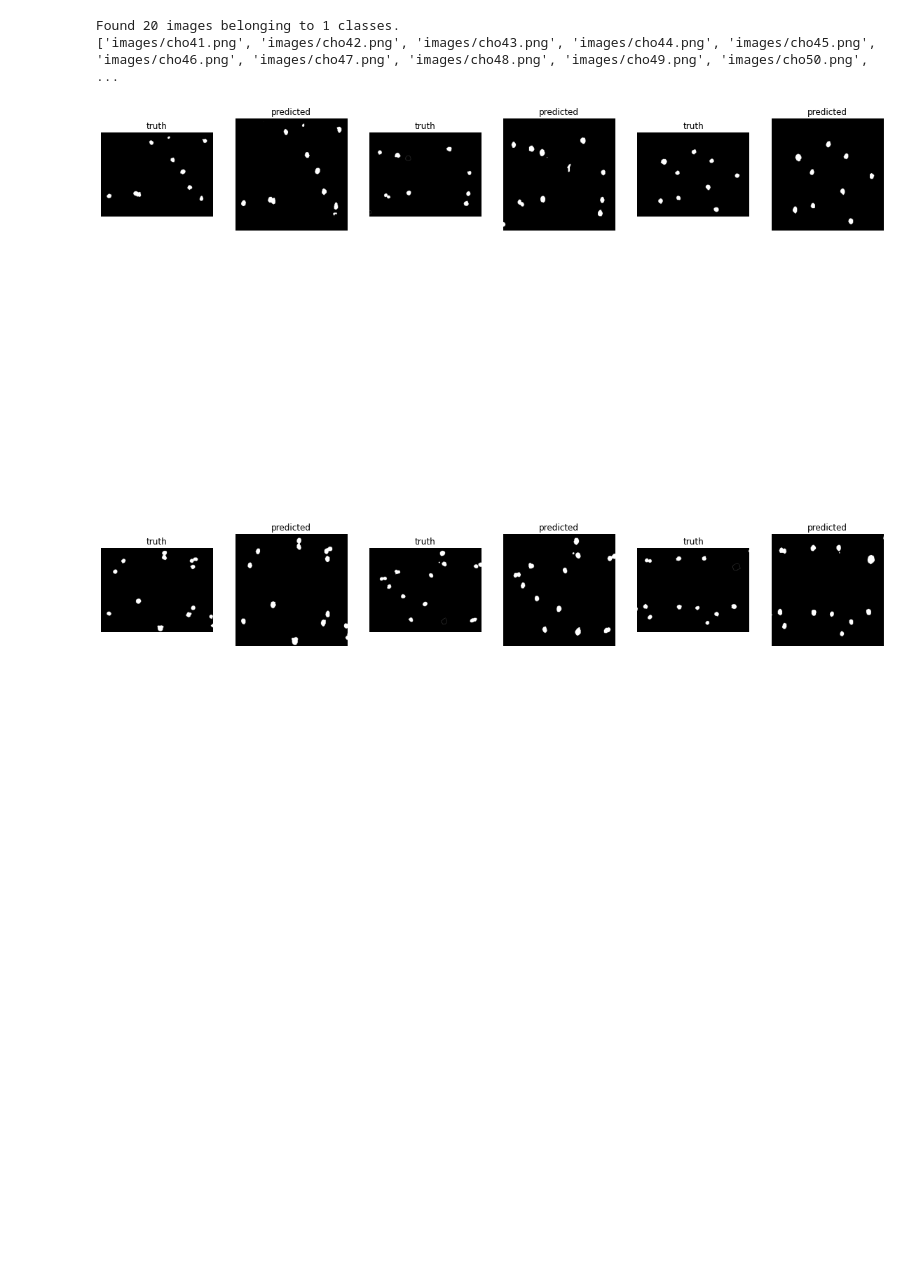
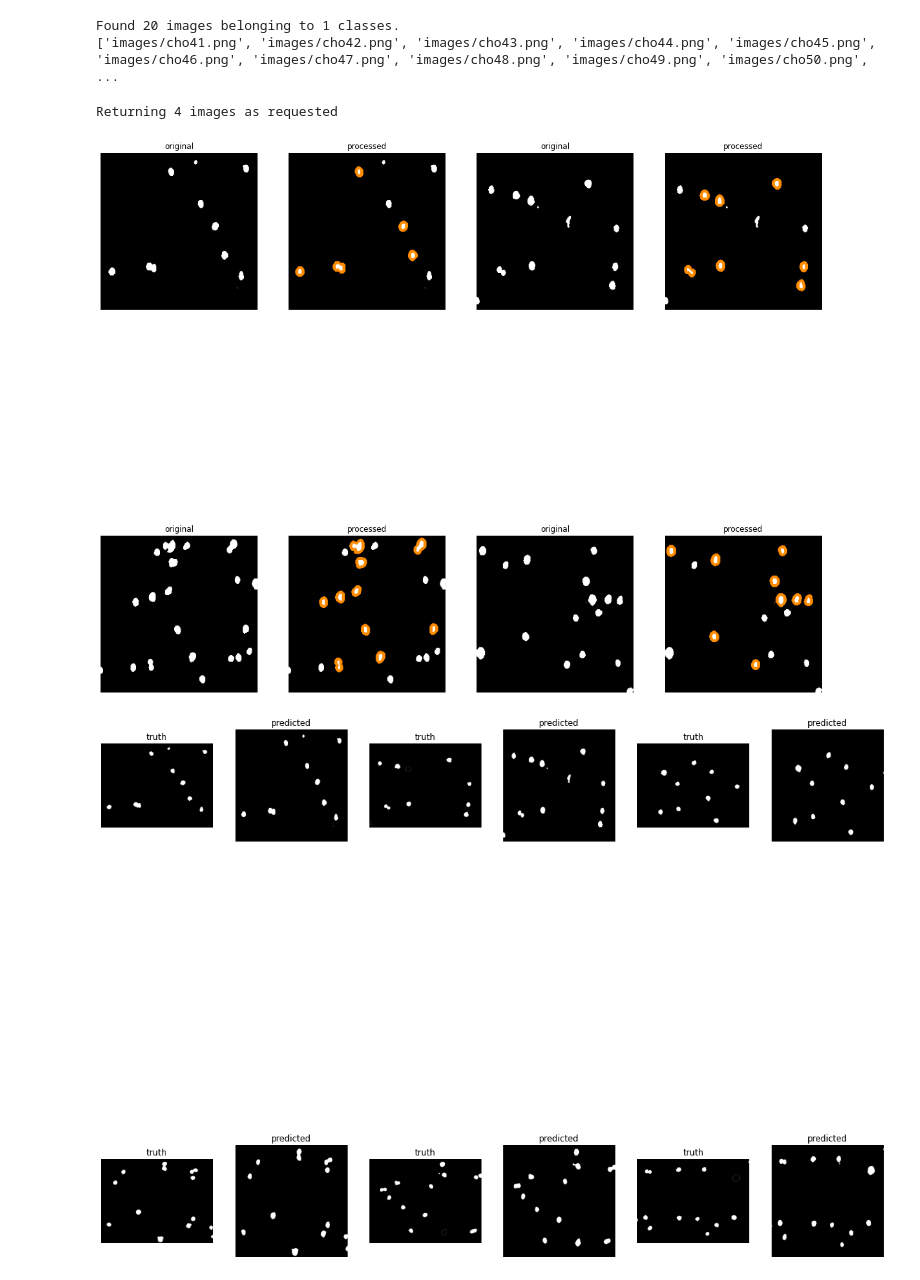
Before and after one commit to Nelson-Gon/cytounet, a Jupyter notebook: examples/example_usage.ipynb, the cells around one changed output. Drawn from its saved outputs; the diff is of its cells as text; code cells hidden in the pictures; blank space fills up the shorter version.

```diff
--- a/examples/example_usage.ipynb
+++ b/examples/example_usage.ipynb
@@ -88,3 +90,15 @@ Found 20 images belonging to 1 classes.
+# %%
+predictions = read_image_spec("predictions", "png", load_format="pred*", verbose=False)
+# %%
+contours, areas, edges = find_contours(predictions, return_edges=True)
+# %%
+# 100 here is the minimum area we want to show
+# Use 0 to show all
+areas_plot, original_images = draw_contours(areas, contours, predictions, 100,
+                                      number=4, figure_size=(20, 20), show_text=False)
+# %% [output]
+Returning 4 images as requested
+[figure, added]
 # %%
 show_images(y_test, results,number = 6, titles=['truth', 'predicted'], figure_size=(20,20))
 # %% [output]
```
Also changed, not shown: parts of 7 cells of this notebook.
